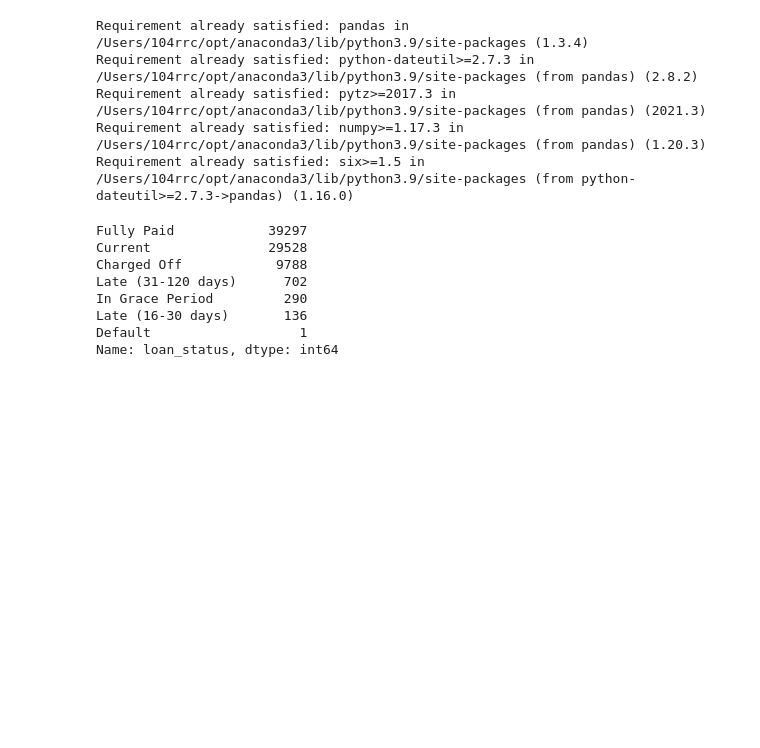
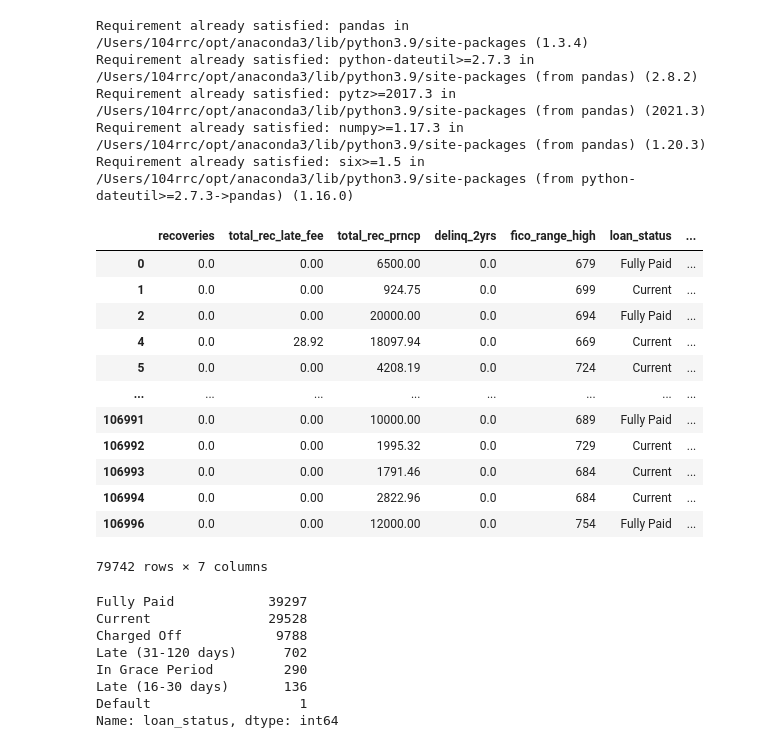
Before and after one commit to RSGDATA/loan_project, a Jupyter notebook: Notebooks/status_predictor - flask exploration.ipynb, the cells around one changed output. Drawn from its saved outputs; the diff is of its cells as text; code cells hidden in the pictures; blank space fills up the shorter version.

```diff
--- a/Notebooks/status_predictor - flask exploration.ipynb
+++ b/Notebooks/status_predictor - flask exploration.ipynb
@@ -28,6 +28,22 @@ loan_df1 = loan_df.drop(["mths_since_last_delinq","mths_since_last_record","dti_
 loan_df2 = loan_df1.dropna()
 # %%
 loan_df3 = loan_df2[["recoveries","total_rec_late_fee","total_rec_prncp","delinq_2yrs","fico_range_high","loan_status","total_pymnt"]]
+# %%
+loan_df3
+# %% [output]
+|  | recoveries | total_rec_late_fee | total_rec_prncp | delinq_2yrs | fico_range_high | loan_status | ... |
+| 0 | 0.0 | 0.00 | 6500.00 | 0.0 | 679 | Fully Paid | ... |
+| 1 | 0.0 | 0.00 | 924.75 | 0.0 | 699 | Current | ... |
+| 2 | 0.0 | 0.00 | 20000.00 | 0.0 | 694 | Fully Paid | ... |
+| 4 | 0.0 | 28.92 | 18097.94 | 0.0 | 669 | Current | ... |
+| 5 | 0.0 | 0.00 | 4208.19 | 0.0 | 724 | Current | ... |
+| ... | ... | ... | ... | ... | ... | ... | ... |
+| 106991 | 0.0 | 0.00 | 10000.00 | 0.0 | 689 | Fully Paid | ... |
+| 106992 | 0.0 | 0.00 | 1995.32 | 0.0 | 729 | Current | ... |
+| 106993 | 0.0 | 0.00 | 1791.46 | 0.0 | 684 | Current | ... |
+| 106994 | 0.0 | 0.00 | 2822.96 | 0.0 | 684 | Current | ... |
+| 106996 | 0.0 | 0.00 | 12000.00 | 0.0 | 754 | Fully Paid | ... |
+79742 rows × 7 columns
 # %%
 loan_df3["loan_status"].value_counts()
 # %% [output]
```
Also changed, not shown: parts of 14 cells of this notebook, 1 other file.
